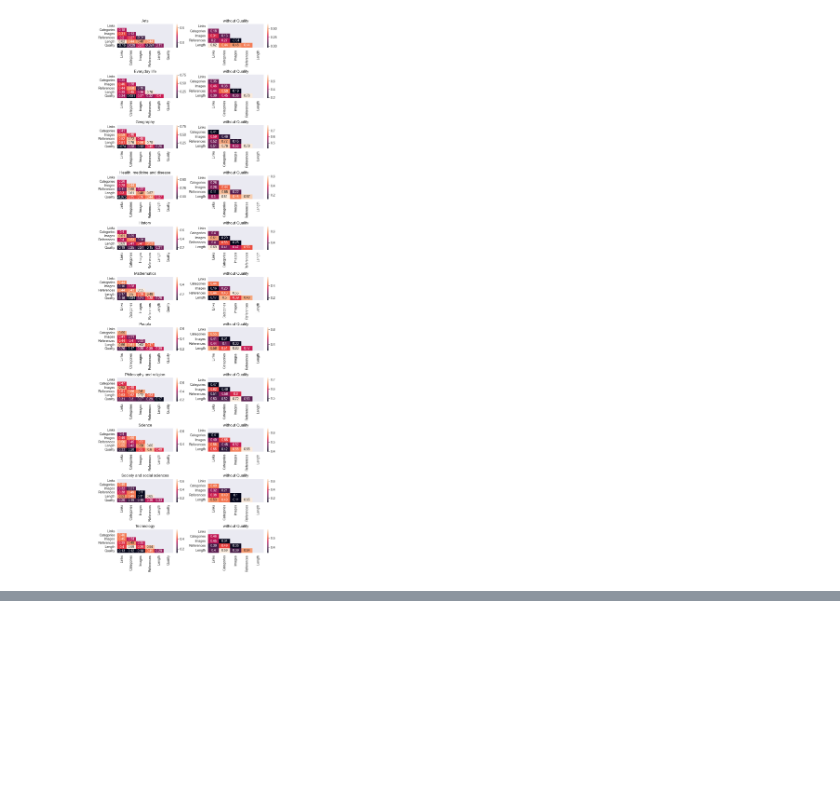
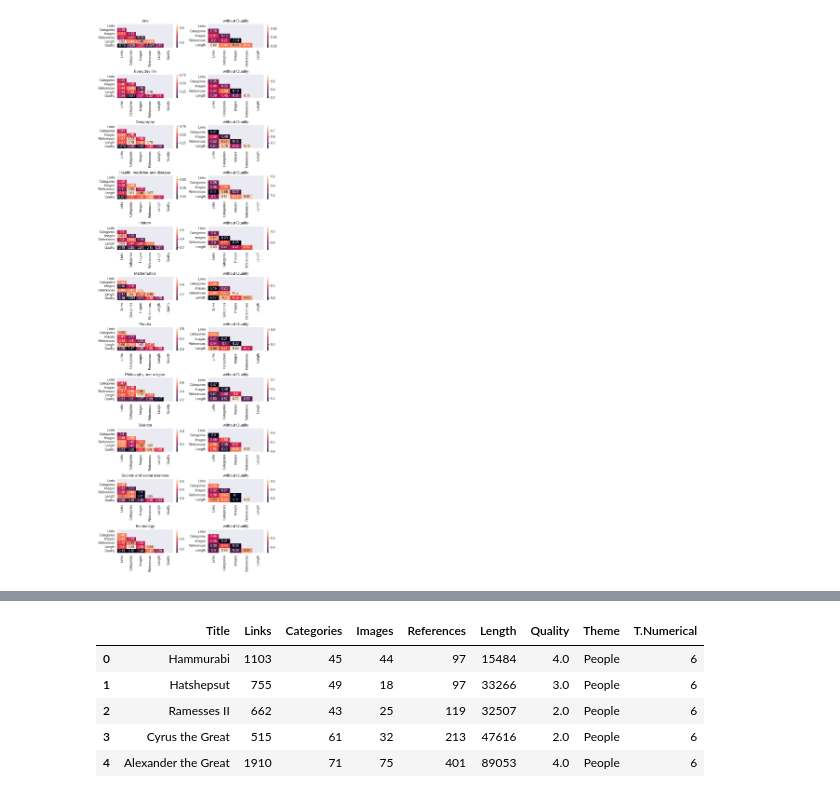
Before and after one commit to csupika/F21DL-Machine-Learning-Portfolio, a Jupyter notebook: lab3.ipynb, the cells around one changed output, grey strips where cells are left out. Saved outputs shown, nothing was run; the diff lists cells and outputs as text; code cells hidden in the pictures; blank space fills up the shorter version.

```diff
--- a/lab3.ipynb
+++ b/lab3.ipynb
@@ -167,0 +180,16 @@ plt.tight_layout()
+# %%
+i = 0
+mapping = {}
+for category in categories:
+    mapping.update({category: i})
+    i+=1
+
+df_all_numerical["T.Numerical"] = df_all_numerical.Theme.map(mapping)
+df_all_numerical.head()
+# %% [output]
+|  | Title | Links | Categories | Images | References | Length | Quality | Theme | T.Numerical |
+| 0 | Hammurabi | 1103 | 45 | 44 | 97 | 15484 | 4.0 | People | 6 |
+| 1 | Hatshepsut | 755 | 49 | 18 | 97 | 33266 | 3.0 | People | 6 |
+| 2 | Ramesses II | 662 | 43 | 25 | 119 | 32507 | 2.0 | People | 6 |
+| 3 | Cyrus the Great | 515 | 61 | 32 | 213 | 47616 | 2.0 | People | 6 |
+| 4 | Alexander the Great | 1910 | 71 | 75 | 401 | 89053 | 4.0 | People | 6 |
```
Also changed, not shown: parts of 11 cells of this notebook.
